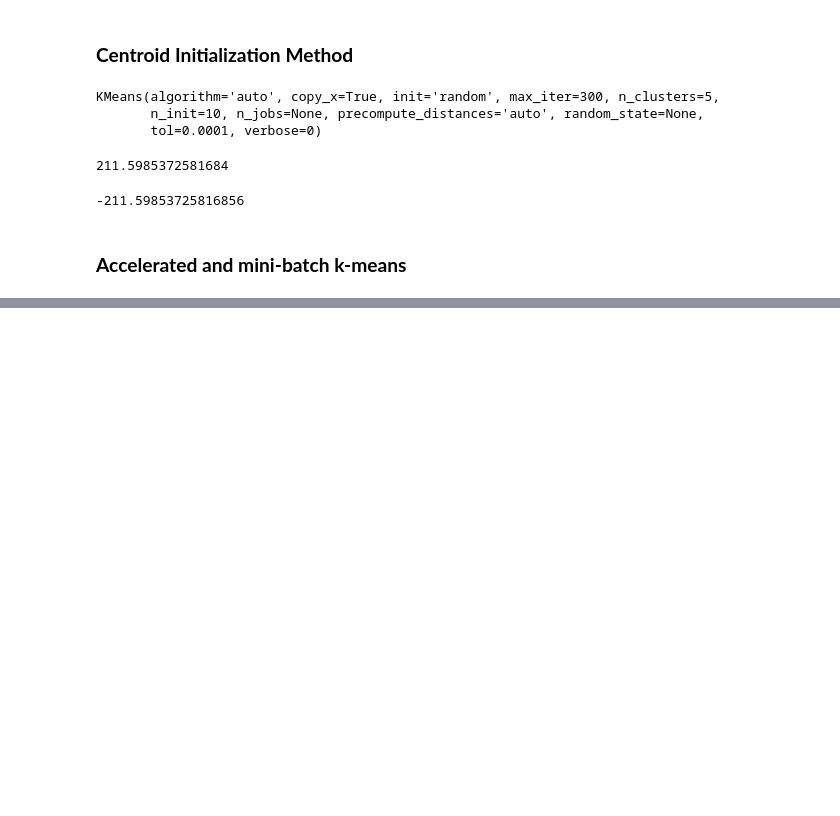
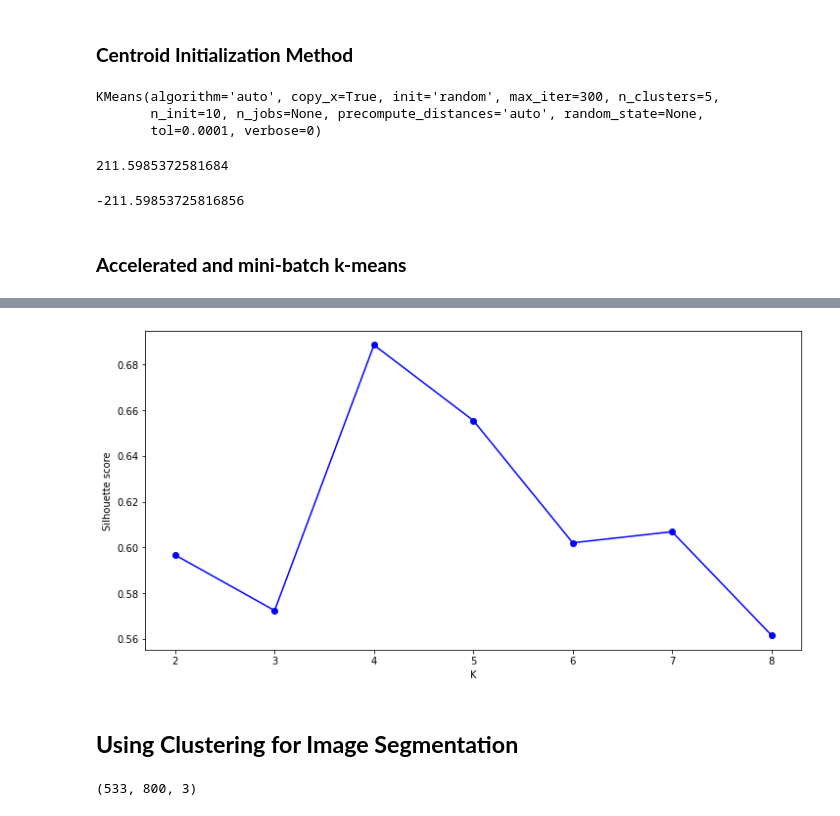
Before and after one commit to DhurbaBrl/machine_learning_book, a Jupyter notebook: unsupervised_learning.ipynb, the cells around one changed output, grey strips where cells are left out. Drawn from its saved outputs; the diff is of its cells as text; code cells hidden in the pictures; blank space fills up the shorter version.

```diff
--- a/unsupervised_learning.ipynb
+++ b/unsupervised_learning.ipynb
@@ -124,0 +164,18 @@ array([4, 2, 1, ..., 3, 1, 2], dtype=int32)
+# %%
+#plot the silhouette score for various number of K
+sil_score=[]
+K=list(range(2,9))
+
+for i in K:
+  kmeans=KMeans(n_clusters=i,random_state=42)
+  kmeans.fit(X)
+  sil_score.append(silhouette_score(X,kmeans.labels_))
+
+
+plt.figure(figsize=(12,6))
+plt.plot(K,sil_score,"bo-")
+plt.xlabel("K")
+plt.ylabel("Silhouette score")
+plt.show()
+# %% [output]
+[figure, added]
@@ -124,0 +184,7 @@ array([4, 2, 1, ..., 3, 1, 2], dtype=int32)
+# %% [markdown]
+## **Using Clustering for Image Segmentation**
+# %%
+image=imread(os.path.join('ladybug.png'))  #imread reads the file from the directory into an array
+image.shape
+# %% [output]
+(533, 800, 3)
```
Also changed, not shown: parts of 33 cells of this notebook.
